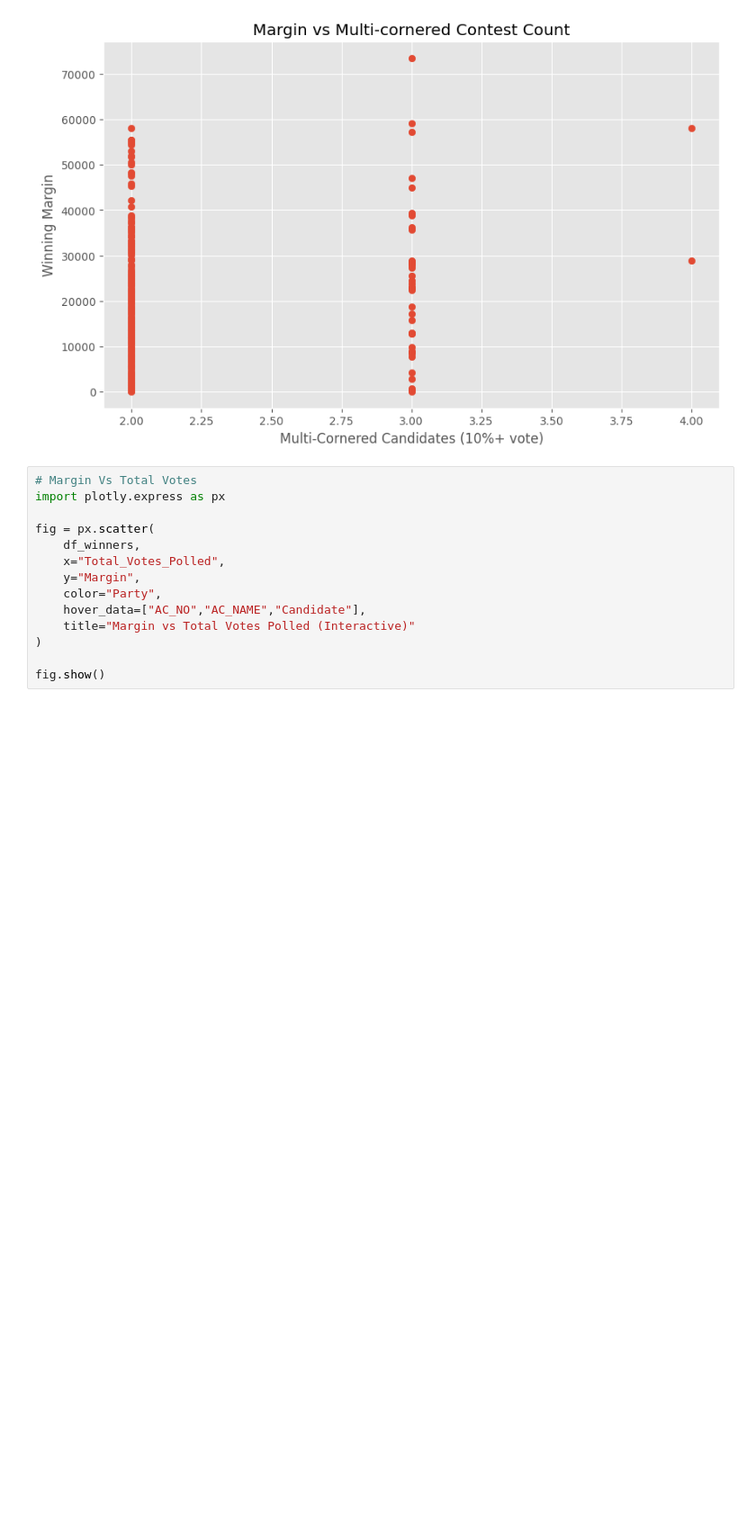
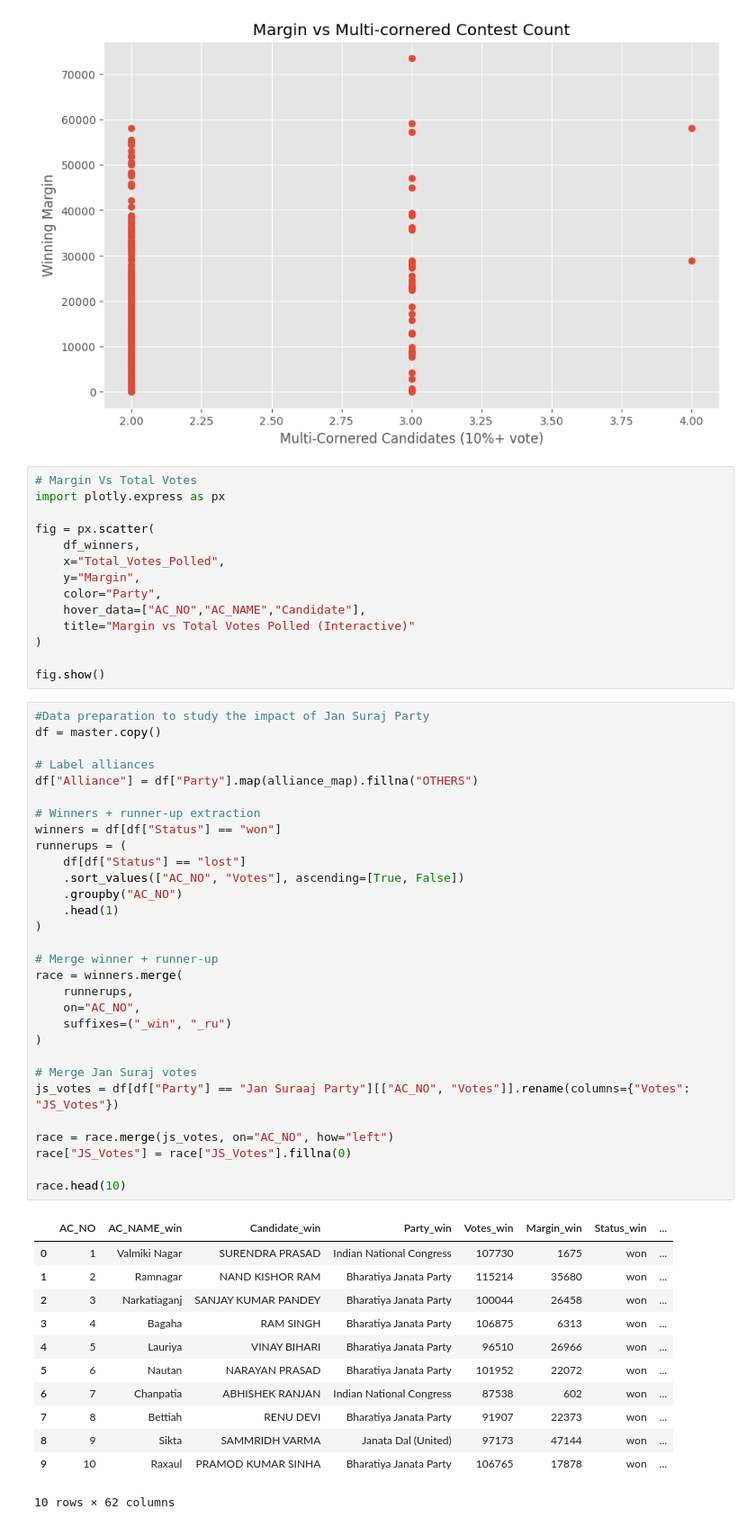
Before and after one commit to SunderRaman/Bihar-2025-Election-Analytics, a Jupyter notebook: notebooks/bihar2025_election_analysis_notebook.ipynb, the cells around one changed output. Shown at 90% size. Cells and saved outputs as stored; diff of their text form; blank space fills up the shorter version.

```diff
--- a/notebooks/bihar2025_election_analysis_notebook.ipynb
+++ b/notebooks/bihar2025_election_analysis_notebook.ipynb
@@ -544,3 +548,46 @@ fig = px.scatter(
 )
 
 fig.show()
+# %%
+#Data preparation to study the impact of Jan Suraj Party
+df = master.copy()
+
+# Label alliances
+df["Alliance"] = df["Party"].map(alliance_map).fillna("OTHERS")
+
+# Winners + runner-up extraction
+winners = df[df["Status"] == "won"]
+runnerups = (
+    df[df["Status"] == "lost"]
+    .sort_values(["AC_NO", "Votes"], ascending=[True, False])
+    .groupby("AC_NO")
+    .head(1)
+)
+
+# Merge winner + runner-up
+race = winners.merge(
+    runnerups,
+    on="AC_NO",
+    suffixes=("_win", "_ru")
+)
+
+# Merge Jan Suraj votes
+js_votes = df[df["Party"] == "Jan Suraaj Party"][["AC_NO", "Votes"]].rename(columns={"Votes": "JS_Votes"})
+
+race = race.merge(js_votes, on="AC_NO", how="left")
+race["JS_Votes"] = race["JS_Votes"].fillna(0)
+
+race.head(10)
+# %% [output]
+|  | AC_NO | AC_NAME_win | Candidate_win | Party_win | Votes_win | Margin_win | Status_win | ... |
+| 0 | 1 | Valmiki Nagar | SURENDRA PRASAD | Indian National Congress | 107730 | 1675 | won | ... |
+| 1 | 2 | Ramnagar | NAND KISHOR RAM | Bharatiya Janata Party | 115214 | 35680 | won | ... |
+| 2 | 3 | Narkatiaganj | SANJAY KUMAR PANDEY | Bharatiya Janata Party | 100044 | 26458 | won | ... |
+| 3 | 4 | Bagaha | RAM SINGH | Bharatiya Janata Party | 106875 | 6313 | won | ... |
+| 4 | 5 | Lauriya | VINAY BIHARI | Bharatiya Janata Party | 96510 | 26966 | won | ... |
+| 5 | 6 | Nautan | NARAYAN PRASAD | Bharatiya Janata Party | 101952 | 22072 | won | ... |
+| 6 | 7 | Chanpatia | ABHISHEK RANJAN | Indian National Congress | 87538 | 602 | won | ... |
+| 7 | 8 | Bettiah | RENU DEVI | Bharatiya Janata Party | 91907 | 22373 | won | ... |
+| 8 | 9 | Sikta | SAMMRIDH VARMA | Janata Dal (United) | 97173 | 47144 | won | ... |
+| 9 | 10 | Raxaul | PRAMOD KUMAR SINHA | Bharatiya Janata Party | 106765 | 17878 | won | ... |
+10 rows × 62 columns
```
Also changed, not shown: parts of 8 cells of this notebook, 1 other file.
